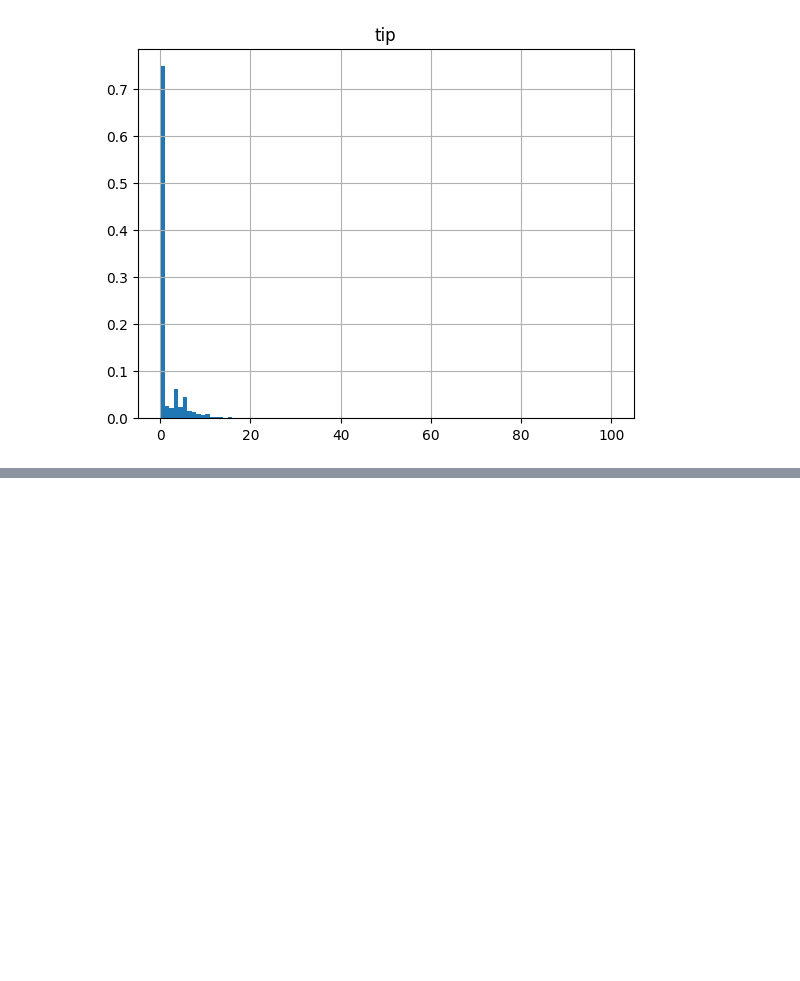
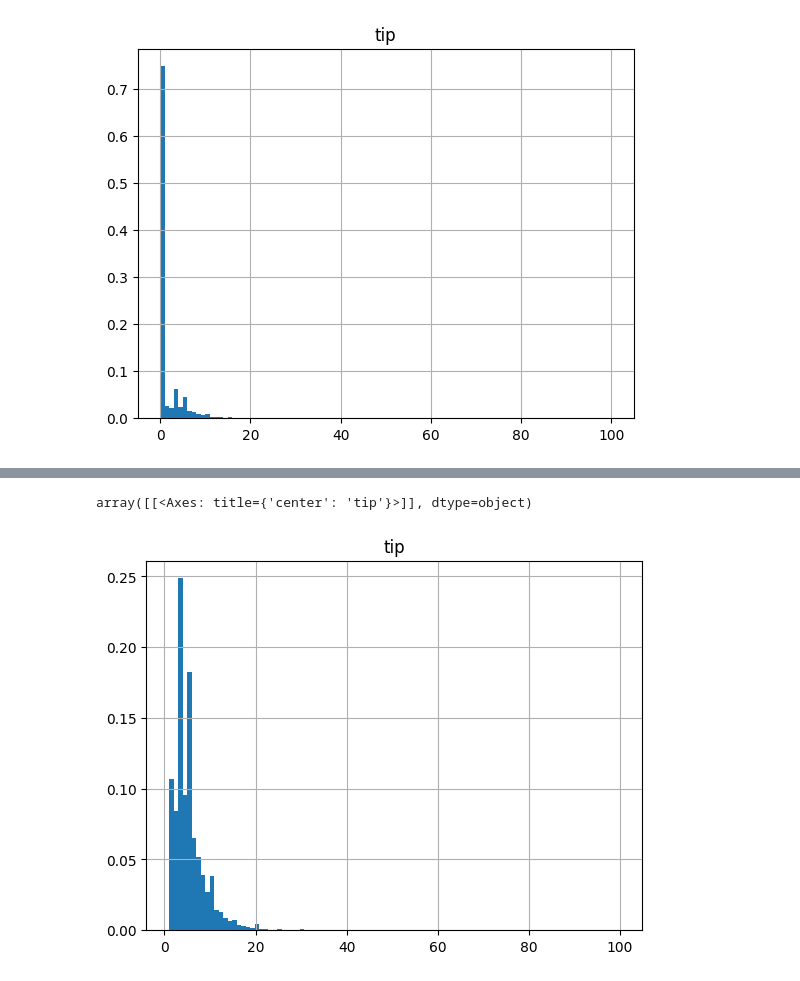
Before and after one commit to AsokTamang/probability, a Jupyter notebook: Untitled2.ipynb, the cells around one changed output, grey strips where cells are left out. Cells and saved outputs as stored; diff of their text form; code cells hidden in the pictures; blank space fills up the shorter version.

Commit message:
new distribution based on the condition

```diff
--- a/Untitled2.ipynb
+++ b/Untitled2.ipynb
@@ -111,0 +112,5 @@ The percentage of tippers is : 25.08226040301086
+# %%
+df_tippers.hist('tip',density=True,bins=100) #as we removed the non_tippers in this new df , so now the distribution looks way better
+# %% [output]
+array([[<Axes: title={'center': 'tip'}>]], dtype=object)
+[figure, added]
```
Also changed, not shown: parts of 1 cell of this notebook.
